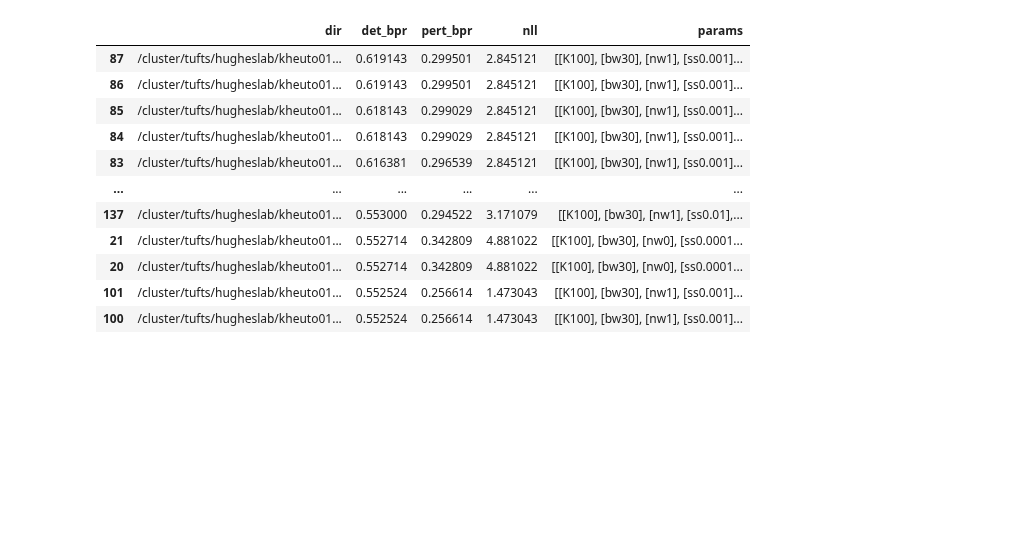
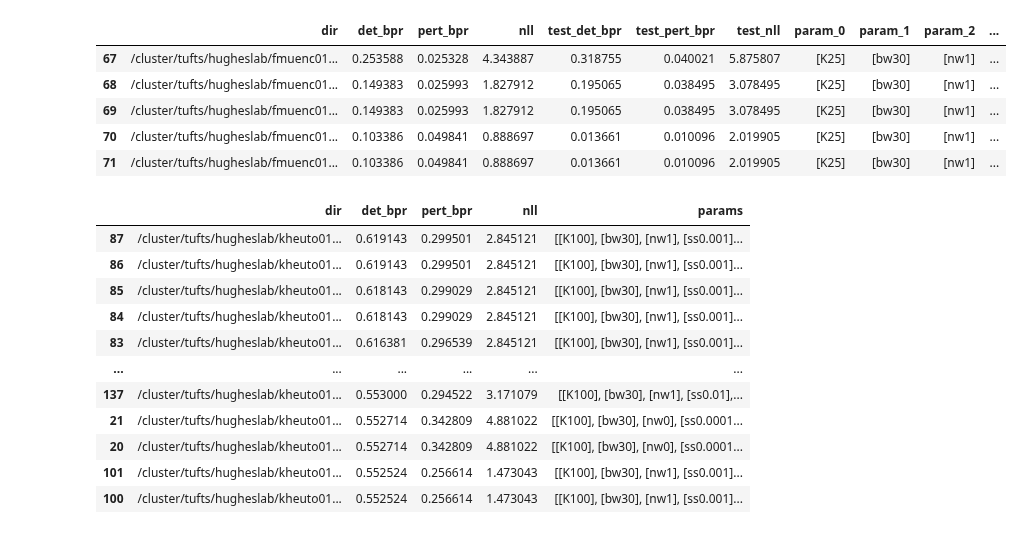
Before and after one commit to kheuton/prob_diff_topk, a Jupyter notebook: CheckOpioidResults.ipynb, the cells around one changed output. Cells and saved outputs as stored; diff of their text form; code cells hidden in the pictures; blank space fills up the shorter version.

```diff
--- a/CheckOpioidResults.ipynb
+++ b/CheckOpioidResults.ipynb
@@ -489,3 +488,12 @@ TypeError: list indices must be integers or slices, not tuple
+# %%
+results_df.tail()
+# %% [output]
+|  | dir | det_bpr | pert_bpr | nll | test_det_bpr | test_pert_bpr | test_nll | param_0 | param_1 | param_2 | ... |
+| 67 | /cluster/tufts/hugheslab/fmuenc01... | 0.253588 | 0.025328 | 4.343887 | 0.318755 | 0.040021 | 5.875807 | [K25] | [bw30] | [nw1] | ... |
+| 68 | /cluster/tufts/hugheslab/fmuenc01... | 0.149383 | 0.025993 | 1.827912 | 0.195065 | 0.038495 | 3.078495 | [K25] | [bw30] | [nw1] | ... |
+| 69 | /cluster/tufts/hugheslab/fmuenc01... | 0.149383 | 0.025993 | 1.827912 | 0.195065 | 0.038495 | 3.078495 | [K25] | [bw30] | [nw1] | ... |
+| 70 | /cluster/tufts/hugheslab/fmuenc01... | 0.103386 | 0.049841 | 0.888697 | 0.013661 | 0.010096 | 2.019905 | [K25] | [bw30] | [nw1] | ... |
+| 71 | /cluster/tufts/hugheslab/fmuenc01... | 0.103386 | 0.049841 | 0.888697 | 0.013661 | 0.010096 | 2.019905 | [K25] | [bw30] | [nw1] | ... |
 # %%
 results_df.sort_values('det_bpr', ascending=False).head(100)
 # %% [output]
```
Also changed, not shown: parts of 9 cells of this notebook, 12 other files.
